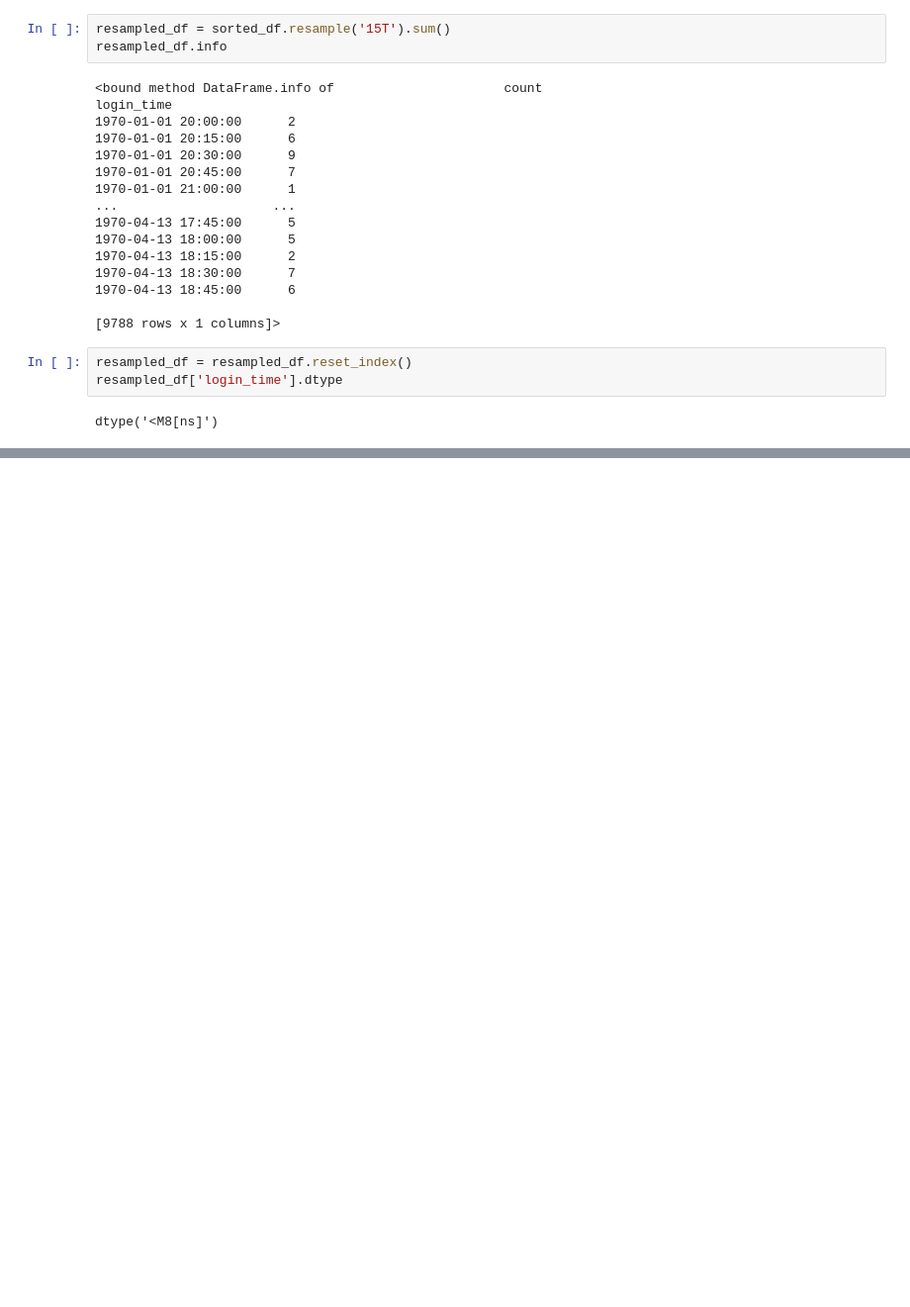
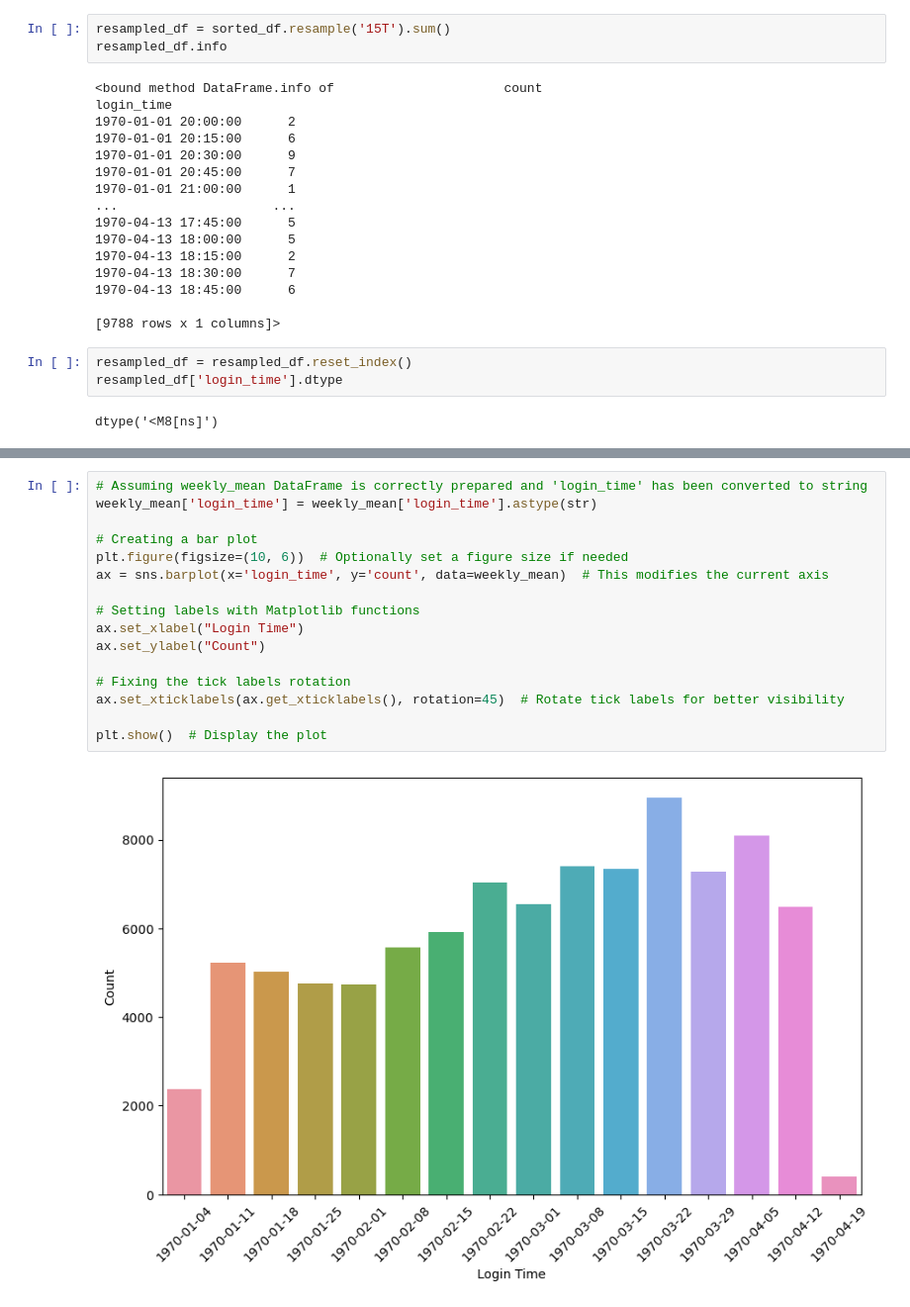
Before and after one commit to amoutafian/ultimate_inc, a Jupyter notebook: ultimate_inc.ipynb, the cells around one changed output, grey strips where cells are left out. Shown: that part at 99% size. Saved outputs shown, nothing was run; the diff lists cells and outputs as text; blank space fills up the shorter version.

```diff
--- a/ultimate_inc.ipynb
+++ b/ultimate_inc.ipynb
@@ -101,0 +140,18 @@ ValueError: The number of FixedLocator locations (20), usually from a call to se
+# %%
+# Assuming weekly_mean DataFrame is correctly prepared and 'login_time' has been converted to string
+weekly_mean['login_time'] = weekly_mean['login_time'].astype(str)
+
+# Creating a bar plot
+plt.figure(figsize=(10, 6))  # Optionally set a figure size if needed
+ax = sns.barplot(x='login_time', y='count', data=weekly_mean)  # This modifies the current axis
+
+# Setting labels with Matplotlib functions
+ax.set_xlabel("Login Time")
+ax.set_ylabel("Count")
+
+# Fixing the tick labels rotation
+ax.set_xticklabels(ax.get_xticklabels(), rotation=45)  # Rotate tick labels for better visibility
+
+plt.show()  # Display the plot
+# %% [output]
+[figure, added]
```
Also changed, not shown: parts of 5 cells of this notebook.
